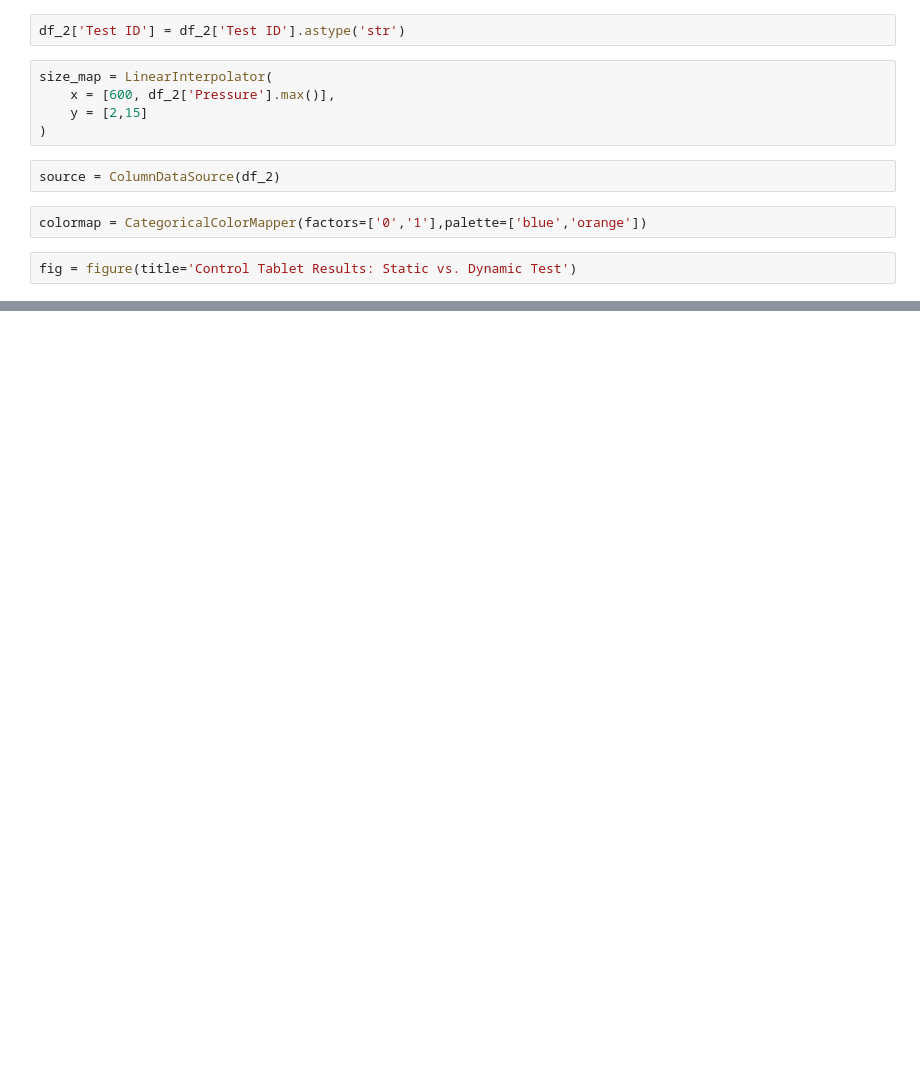
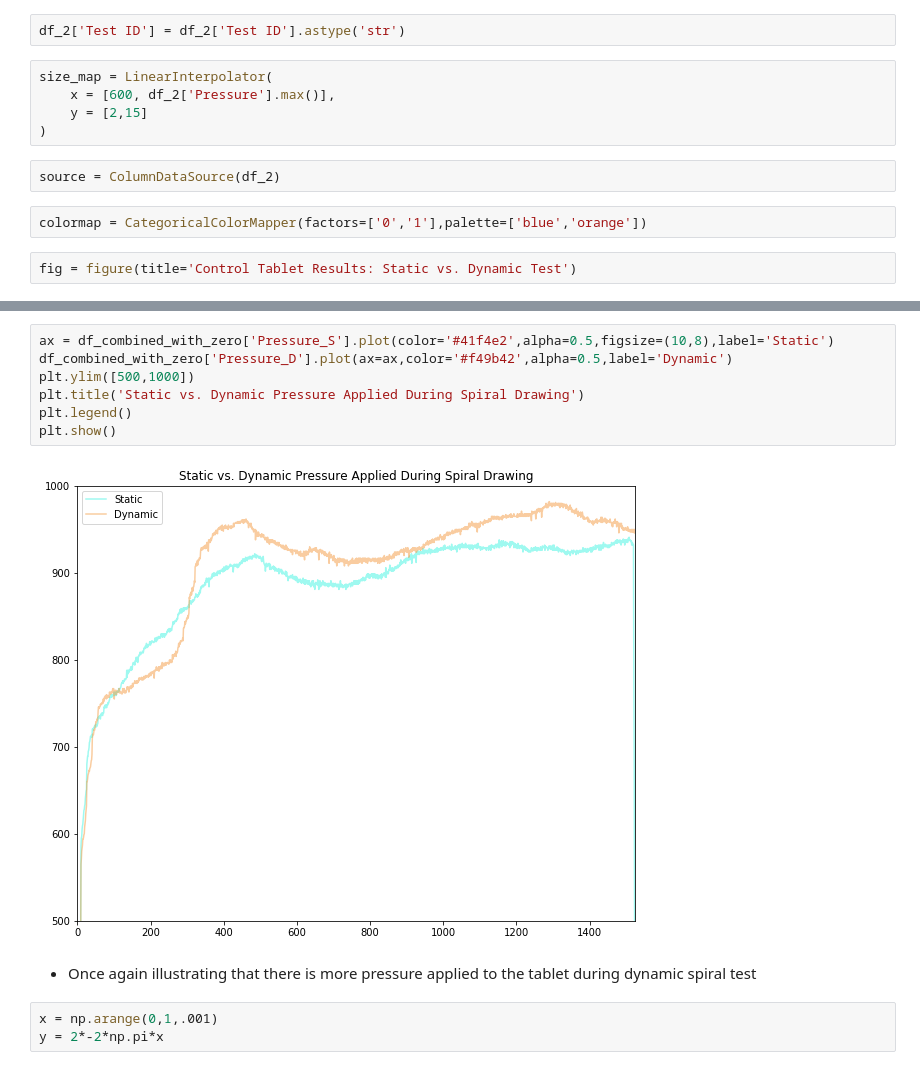
Before and after one commit to MichaelNormandyGavin/parkinsons, a Jupyter notebook: parkinsons.ipynb, the cells around one changed output, grey strips where cells are left out. Saved outputs shown, nothing was run; the diff lists cells and outputs as text; blank space fills up the shorter version.

```diff
--- a/parkinsons.ipynb
+++ b/parkinsons.ipynb
@@ -227,0 +279,14 @@ show(fig)
+# %%
+ax = df_combined_with_zero['Pressure_S'].plot(color='#41f4e2',alpha=0.5,figsize=(10,8),label='Static')
+df_combined_with_zero['Pressure_D'].plot(ax=ax,color='#f49b42',alpha=0.5,label='Dynamic')
+plt.ylim([500,1000])
+plt.title('Static vs. Dynamic Pressure Applied During Spiral Drawing')
+plt.legend()
+plt.show()
+# %% [output]
+[figure, added]
+# %% [markdown]
+- Once again illustrating that there is more pressure applied to the tablet during dynamic spiral test
+# %%
+x = np.arange(0,1,.001)
+y = 2*-2*np.pi*x
```
Also changed, not shown: parts of 19 cells of this notebook, 1 other file.
